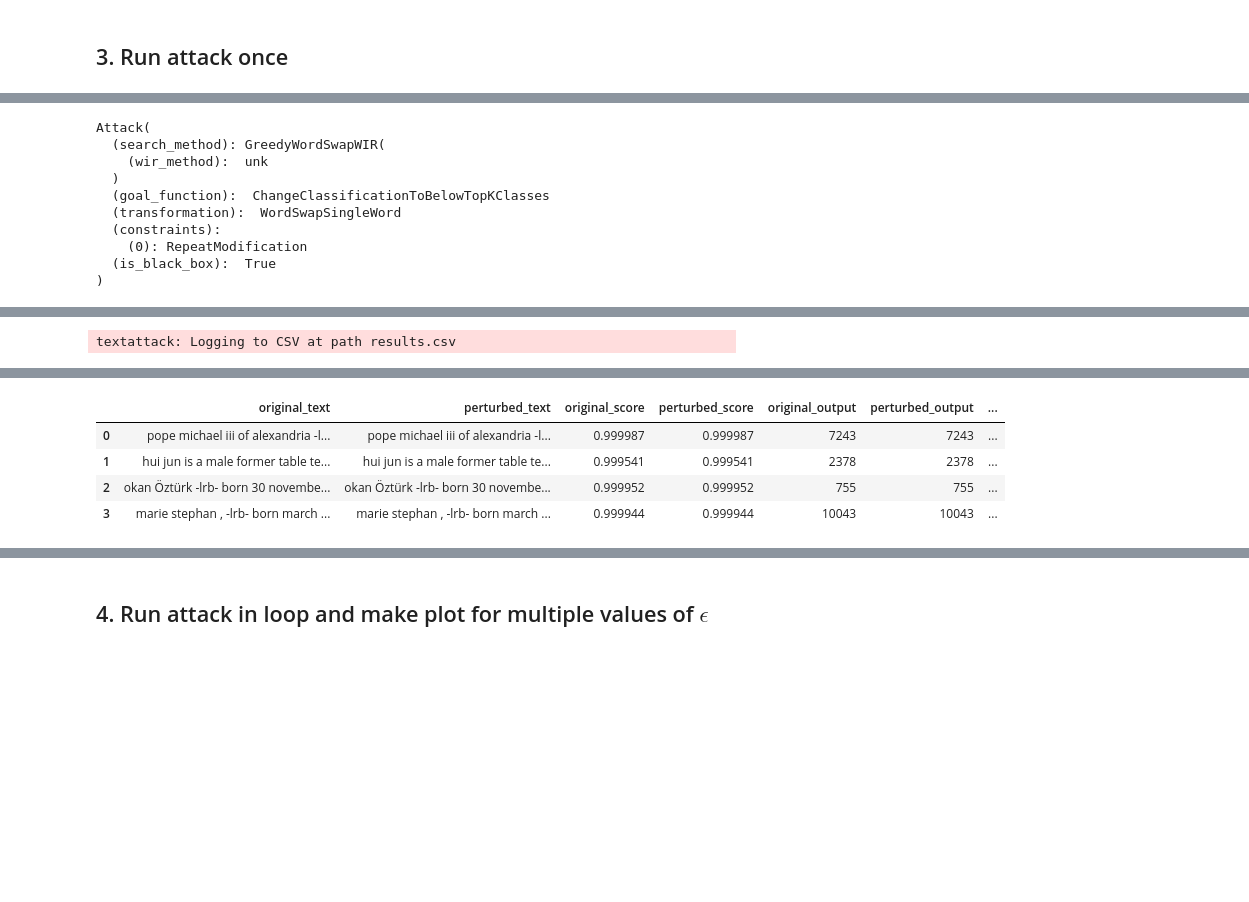
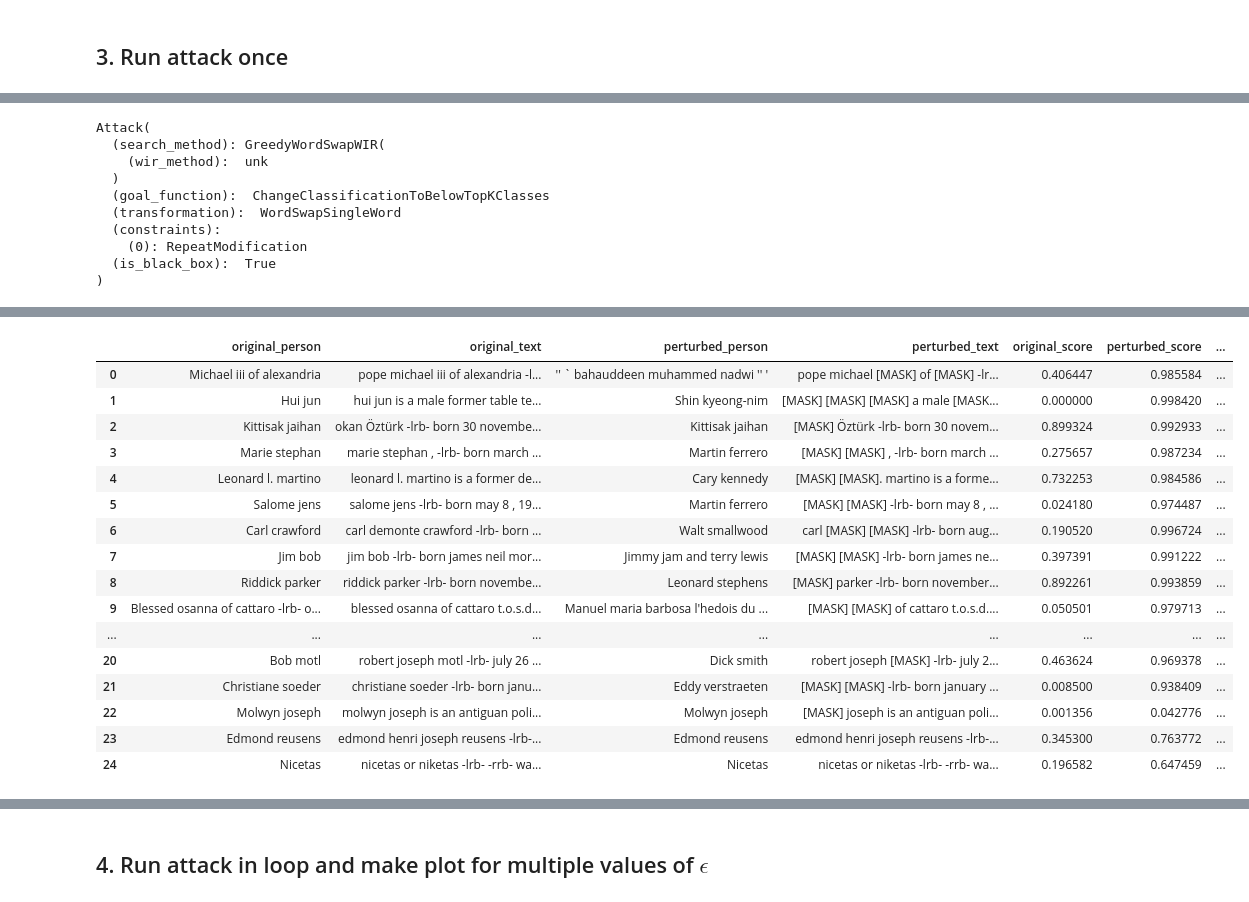
Before and after one commit to jxmorris12/unsupervised-text-deidentification, a Jupyter notebook: notebooks/2022-03-20 Gradient-based word deletion experiment.ipynb, the cells around one changed output, grey strips where cells are left out. Drawn from its saved outputs; the diff is of its cells as text; code cells hidden in the pictures; blank space fills up the shorter version.

Commit message:
run attacks (meta-run is still running)

```diff
--- a/notebooks/2022-03-20 Gradient-based word deletion experiment.ipynb
+++ b/notebooks/2022-03-20 Gradient-based word deletion experiment.ipynb
@@ -202,0 +244,28 @@ textattack: Unknown if model of class <class 'model.DocumentProfileMatchingTrans
+# %%
+from textattack.loggers import CSVLogger
+from textattack.shared import AttackedText
+
+import pandas as pd
+class CustomCSVLogger(CSVLogger):
+    """Logs attack results to a CSV."""
+
+    def log_attack_result(self, result: textattack.goal_function_results.ClassificationGoalFunctionResult):
+        original_text, perturbed_text = result.diff_color(self.color_method)
+        original_text = original_text.replace("\n", AttackedText.SPLIT_TOKEN)
+        perturbed_text = perturbed_text.replace("\n", AttackedText.SPLIT_TOKEN)
+        result_type = result.__class__.__name__.replace("AttackResult", "")
+        row = {
+            "original_person": result.original_result._processed_output[0],
+            "original_text": original_text,
+            "perturbed_person": result.perturbed_result._processed_output[0],
+            "perturbed_text": perturbed_text,
+            "original_score": result.original_result.score,
+            "perturbed_score": result.perturbed_result.score,
+            "original_output": result.original_result.output,
+            "perturbed_output": result.perturbed_result.output,
+            "ground_truth_output": result.original_result.ground_truth_output,
+            "num_queries": result.num_queries,
+            "result_type": result_type,
+        }
+        self.df = pd.concat([self.df, pd.DataFrame([row])], ignore_index=True)
+        self._flushed = False
@@ -203,25 +290,30 @@ textattack: Unknown if model of class <class 'model.DocumentProfileMatchingTrans
 # %%
+#
+#  Initialize attack
+#
 from tqdm import tqdm # tqdm provides us a nice progress bar.
-from textattack.loggers import CSVLogger # tracks a dataframe for us.
 from textattack.attack_results import SuccessfulAttackResult
 from textattack import Attacker
 from textattack import AttackArgs
 
-
-attack_args = AttackArgs(num_examples=4)
+attack_args = AttackArgs(num_examples=25, disable_stdout=True)
 dataset = WikiDataset(dm)
 
 attacker = Attacker(attack, dataset, attack_args)
 
 results_iterable = attacker.attack_dataset()
 
-logger = CSVLogger(color_method='html')
+logger = CustomCSVLogger(color_method='html')
 
+#
+# Run attack
+#
+from tqdm import tqdm
 for result in results_iterable:
-    print('result:', result)
+    tqdm._instances.clear() # Doesn't fix the progress bar :-(
     logger.log_attack_result(result)
 
-from IPython.core.display import display, HTML
+from IPython.display import display, HTML
 
 display(HTML(logger.df.to_html(escape=False)))
 # %% [output]
@@ -272 +343,0 @@ she reached a career-high world ranking of world no. 101 in july 2015 .
-textattack: Logging to CSV at path results.csv
@@ -292,5 +344,17 @@ she reached a career-high world ranking of world no. 101 in july 2015 .
-|  | original_text | perturbed_text | original_score | perturbed_score | original_output | perturbed_output | ... |
-| 0 | pope michael iii of alexandria -l... | pope michael iii of alexandria -l... | 0.999987 | 0.999987 | 7243 | 7243 | ... |
-| 1 | hui jun is a male former table te... | hui jun is a male former table te... | 0.999541 | 0.999541 | 2378 | 2378 | ... |
-| 2 | okan Öztürk -lrb- born 30 novembe... | okan Öztürk -lrb- born 30 novembe... | 0.999952 | 0.999952 | 755 | 755 | ... |
-| 3 | marie stephan , -lrb- born march ... | marie stephan , -lrb- born march ... | 0.999944 | 0.999944 | 10043 | 10043 | ... |
+|  | original_person | original_text | perturbed_person | perturbed_text | original_score | perturbed_score | ... |
+| 0 | Michael iii of alexandria | pope michael iii of alexandria -l... | '' ` bahauddeen muhammed nadwi '' ' | pope michael [MASK] of [MASK] -lr... | 0.406447 | 0.985584 | ... |
+| 1 | Hui jun | hui jun is a male former table te... | Shin kyeong-nim | [MASK] [MASK] [MASK] a male [MASK... | 0.000000 | 0.998420 | ... |
+| 2 | Kittisak jaihan | okan Öztürk -lrb- born 30 novembe... | Kittisak jaihan | [MASK] Öztürk -lrb- born 30 novem... | 0.899324 | 0.992933 | ... |
+| 3 | Marie stephan | marie stephan , -lrb- born march ... | Martin ferrero | [MASK] [MASK] , -lrb- born march ... | 0.275657 | 0.987234 | ... |
+| 4 | Leonard l. martino | leonard l. martino is a former de... | Cary kennedy | [MASK] [MASK]. martino is a forme... | 0.732253 | 0.984586 | ... |
+| 5 | Salome jens | salome jens -lrb- born may 8 , 19... | Martin ferrero | [MASK] [MASK] -lrb- born may 8 , ... | 0.024180 | 0.974487 | ... |
+| 6 | Carl crawford | carl demonte crawford -lrb- born ... | Walt smallwood | carl [MASK] [MASK] -lrb- born aug... | 0.190520 | 0.996724 | ... |
+| 7 | Jim bob | jim bob -lrb- born james neil mor... | Jimmy jam and terry lewis | [MASK] [MASK] -lrb- born james ne... | 0.397391 | 0.991222 | ... |
+| 8 | Riddick parker | riddick parker -lrb- born novembe... | Leonard stephens | [MASK] parker -lrb- born november... | 0.892261 | 0.993859 | ... |
+| 9 | Blessed osanna of cattaro -lrb- o... | blessed osanna of cattaro t.o.s.d... | Manuel maria barbosa l'hedois du ... | [MASK] [MASK] of cattaro t.o.s.d.... | 0.050501 | 0.979713 | ... |
+| ... | ... | ... | ... | ... | ... | ... | ... |
+| 20 | Bob motl | robert joseph motl -lrb- july 26 ... | Dick smith | robert joseph [MASK] -lrb- july 2... | 0.463624 | 0.969378 | ... |
+| 21 | Christiane soeder | christiane soeder -lrb- born janu... | Eddy verstraeten | [MASK] [MASK] -lrb- born january ... | 0.008500 | 0.938409 | ... |
+| 22 | Molwyn joseph | molwyn joseph is an antiguan poli... | Molwyn joseph | [MASK] joseph is an antiguan poli... | 0.001356 | 0.042776 | ... |
+| 23 | Edmond reusens | edmond henri joseph reusens -lrb-... | Edmond reusens | edmond henri joseph reusens -lrb-... | 0.345300 | 0.763772 | ... |
+| 24 | Nicetas | nicetas or niketas -lrb- -rrb- wa... | Nicetas | nicetas or niketas -lrb- -rrb- wa... | 0.196582 | 0.647459 | ... |
```
Also changed, not shown: parts of 9 cells of this notebook.
